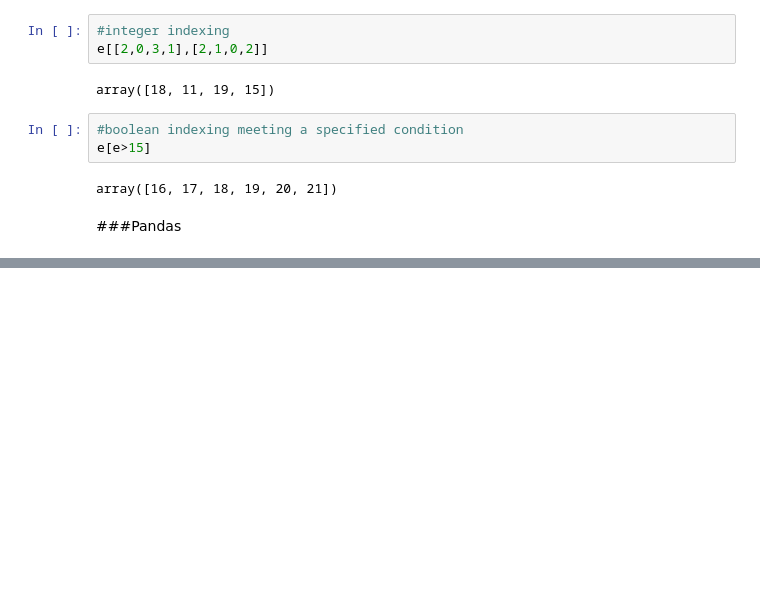
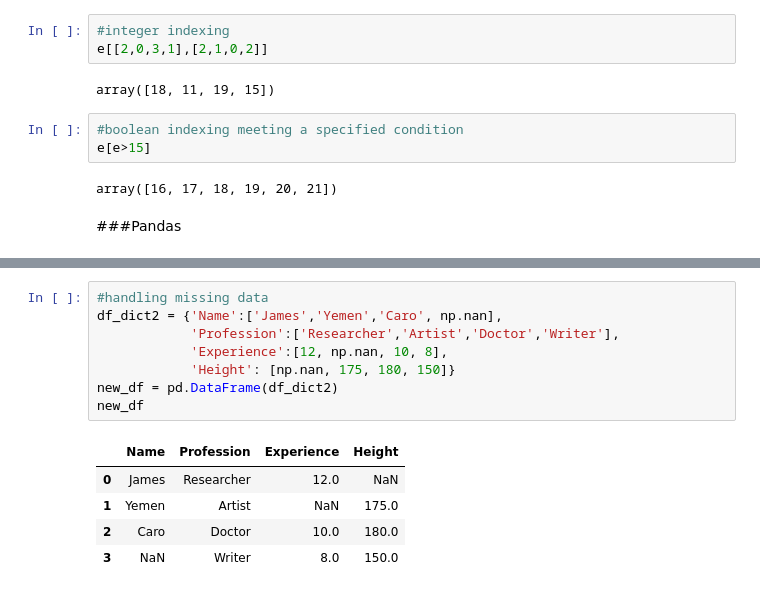
Before and after one commit to sumusa/Hamoye-Internship-Notes, a Jupyter notebook: Hamoye_Stage_A.ipynb, the cells around one changed output, grey strips where cells are left out. Drawn from its saved outputs; the diff is of its cells as text; blank space fills up the shorter version.

```diff
--- a/Hamoye_Stage_A.ipynb
+++ b/Hamoye_Stage_A.ipynb
@@ -129,0 +279,14 @@ array([16, 17, 18, 19, 20, 21])
+# %%
+#handling missing data
+df_dict2 = {'Name':['James','Yemen','Caro', np.nan],
+            'Profession':['Researcher','Artist','Doctor','Writer'],
+            'Experience':[12, np.nan, 10, 8],
+            'Height': [np.nan, 175, 180, 150]}
+new_df = pd.DataFrame(df_dict2)
+new_df
+# %% [output]
+|  | Name | Profession | Experience | Height |
+| 0 | James | Researcher | 12.0 | NaN |
+| 1 | Yemen | Artist | NaN | 175.0 |
+| 2 | Caro | Doctor | 10.0 | 180.0 |
+| 3 | NaN | Writer | 8.0 | 150.0 |
```
Also changed, not shown: parts of 23 cells of this notebook.
